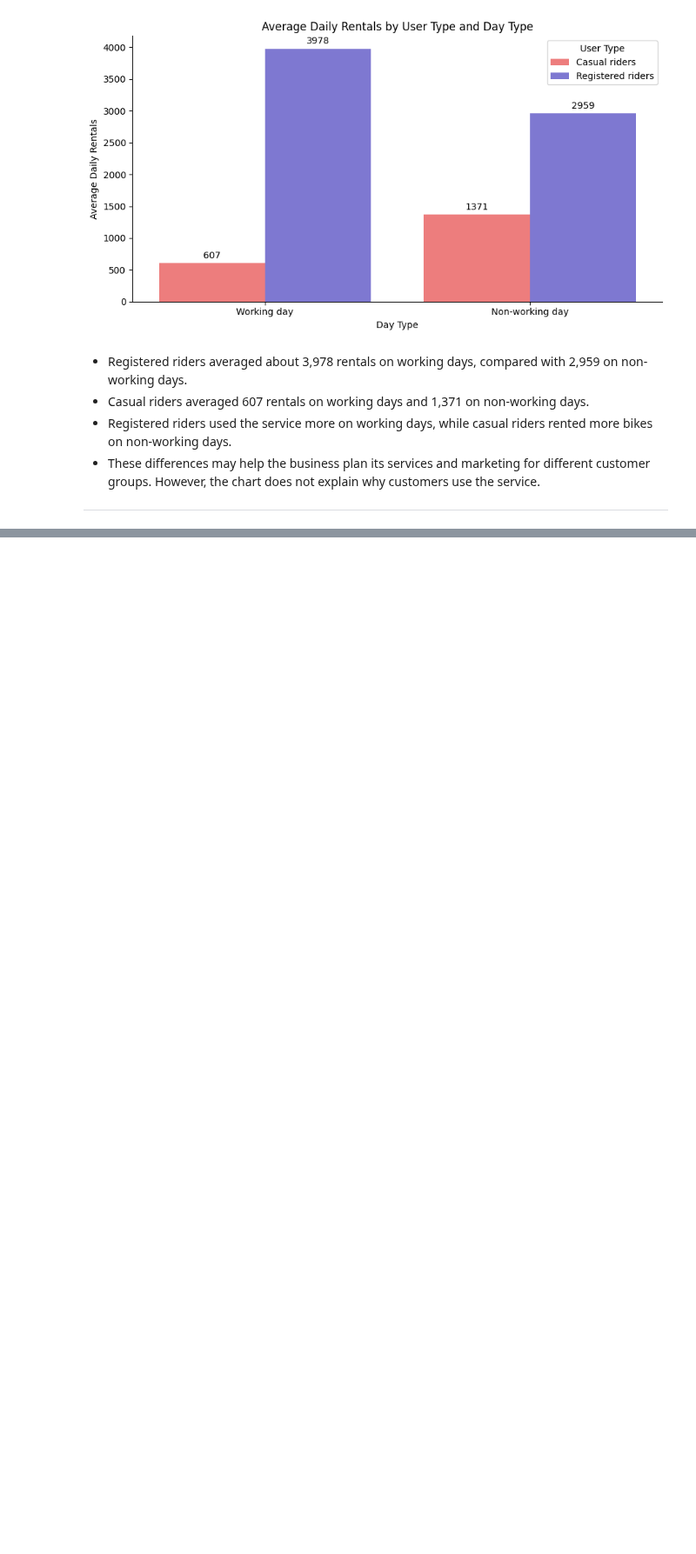
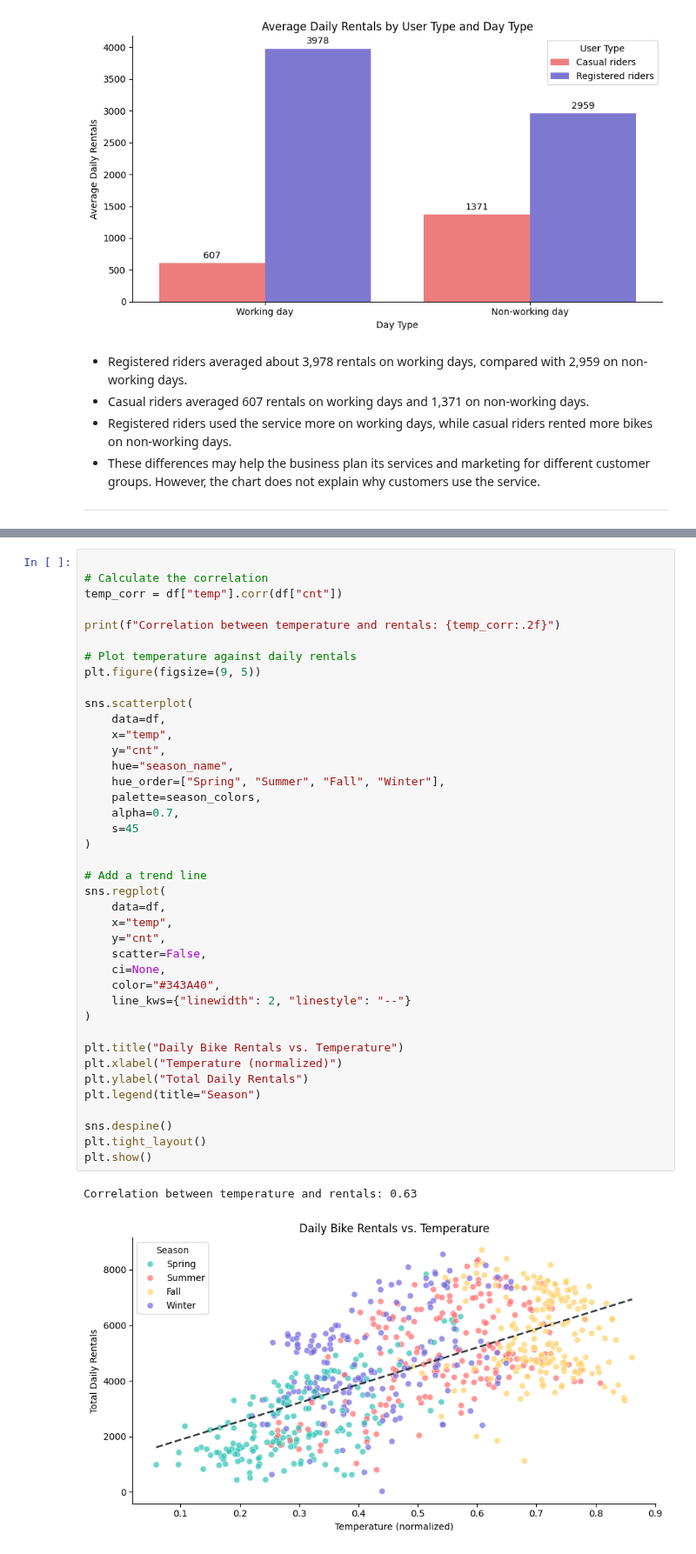
Before and after one commit to sahelsepehri/data-analysis-portfolio, a Jupyter notebook: descriptive-statistics-analyzer/notebooks/descriptive_analysis.ipynb, the cells around one changed output, grey strips where cells are left out. Shown at 87% size. Cells and saved outputs as stored; diff of their text form; blank space fills up the shorter version.

```diff
--- a/descriptive-statistics-analyzer/notebooks/descriptive_analysis.ipynb
+++ b/descriptive-statistics-analyzer/notebooks/descriptive_analysis.ipynb
@@ -451,0 +502,43 @@ plt.show()
+# %%
+
+# Calculate the correlation
+temp_corr = df["temp"].corr(df["cnt"])
+
+print(f"Correlation between temperature and rentals: {temp_corr:.2f}")
+
+# Plot temperature against daily rentals
+plt.figure(figsize=(9, 5))
+
+sns.scatterplot(
+    data=df,
+    x="temp",
+    y="cnt",
+    hue="season_name",
+    hue_order=["Spring", "Summer", "Fall", "Winter"],
+    palette=season_colors,
+    alpha=0.7,
+    s=45
+)
+
+# Add a trend line
+sns.regplot(
+    data=df,
+    x="temp",
+    y="cnt",
+    scatter=False,
+    ci=None,
+    color="#343A40",
+    line_kws={"linewidth": 2, "linestyle": "--"}
+)
+
+plt.title("Daily Bike Rentals vs. Temperature")
+plt.xlabel("Temperature (normalized)")
+plt.ylabel("Total Daily Rentals")
+plt.legend(title="Season")
+
+sns.despine()
+plt.tight_layout()
+plt.show()
+# %% [output]
+Correlation between temperature and rentals: 0.63
+[figure, added]
```
Also changed, not shown: parts of 8 cells of this notebook.
